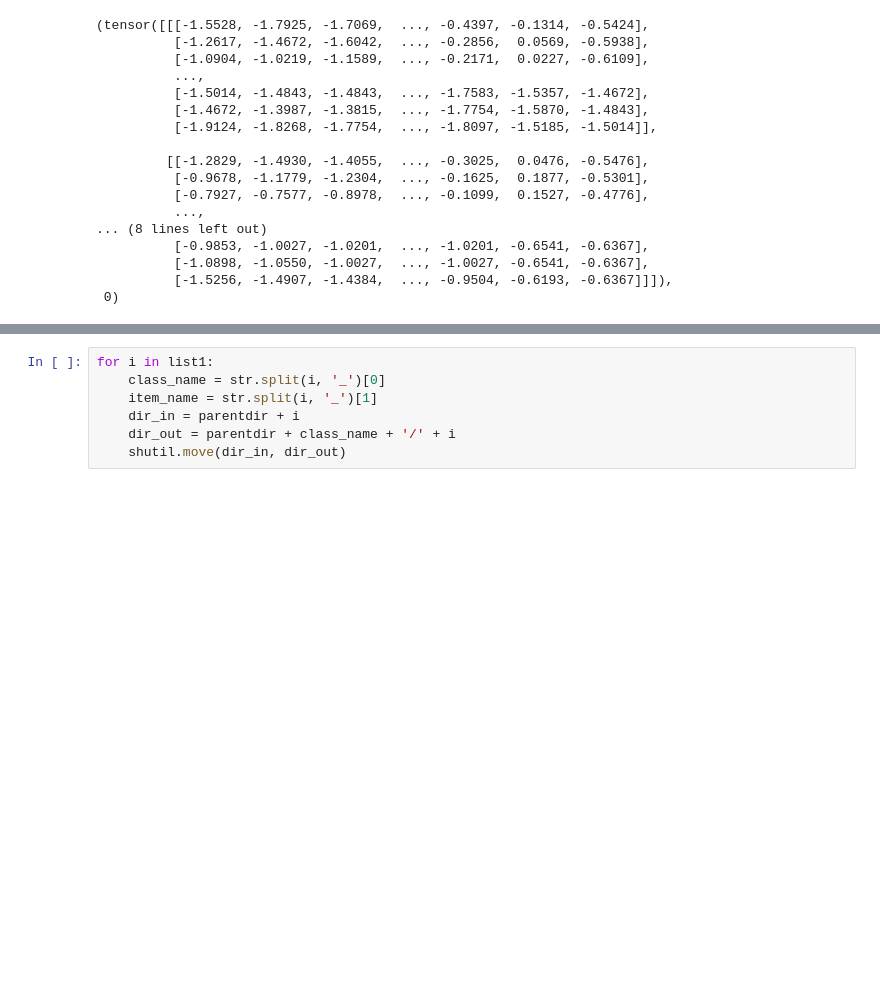
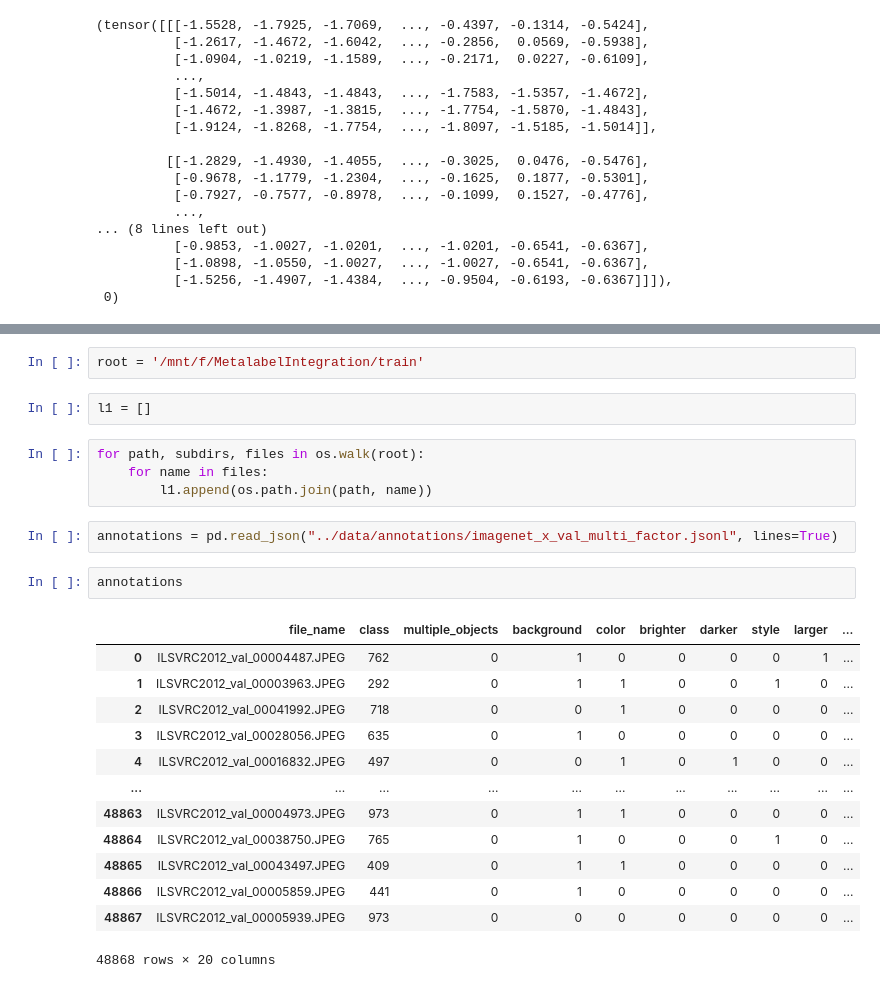
Before and after one commit to CarlAnSc/bachelor_project, a Jupyter notebook: error_ratios/DataloaderTest.ipynb, the cells around one changed output, grey strips where cells are left out. Cells and saved outputs as stored; diff of their text form; blank space fills up the shorter version.

Commit message:
fix multilabel

```diff
--- a/error_ratios/DataloaderTest.ipynb
+++ b/error_ratios/DataloaderTest.ipynb
@@ -226,7 +166,26 @@ for item in set1:
-# %%
-for i in list1:
-    class_name = str.split(i, '_')[0]
-    item_name = str.split(i, '_')[1]
-    dir_in = parentdir + i
-    dir_out = parentdir + class_name + '/' + i
-    shutil.move(dir_in, dir_out)
+# %%
+root = '/mnt/f/MetalabelIntegration/train'
+# %%
+l1 = []
+# %%
+for path, subdirs, files in os.walk(root):
+    for name in files:
+        l1.append(os.path.join(path, name))
+# %%
+annotations = pd.read_json("../data/annotations/imagenet_x_val_multi_factor.jsonl", lines=True)
+# %%
+annotations
+# %% [output]
+|  | file_name | class | multiple_objects | background | color | brighter | darker | style | larger | ... |
+| 0 | ILSVRC2012_val_00004487.JPEG | 762 | 0 | 1 | 0 | 0 | 0 | 0 | 1 | ... |
+| 1 | ILSVRC2012_val_00003963.JPEG | 292 | 0 | 1 | 1 | 0 | 0 | 1 | 0 | ... |
+| 2 | ILSVRC2012_val_00041992.JPEG | 718 | 0 | 0 | 1 | 0 | 0 | 0 | 0 | ... |
+| 3 | ILSVRC2012_val_00028056.JPEG | 635 | 0 | 1 | 0 | 0 | 0 | 0 | 0 | ... |
+| 4 | ILSVRC2012_val_00016832.JPEG | 497 | 0 | 0 | 1 | 0 | 1 | 0 | 0 | ... |
+| ... | ... | ... | ... | ... | ... | ... | ... | ... | ... | ... |
+| 48863 | ILSVRC2012_val_00004973.JPEG | 973 | 0 | 1 | 1 | 0 | 0 | 0 | 0 | ... |
+| 48864 | ILSVRC2012_val_00038750.JPEG | 765 | 0 | 1 | 0 | 0 | 0 | 1 | 0 | ... |
+| 48865 | ILSVRC2012_val_00043497.JPEG | 409 | 0 | 1 | 1 | 0 | 0 | 0 | 0 | ... |
+| 48866 | ILSVRC2012_val_00005859.JPEG | 441 | 0 | 1 | 0 | 0 | 0 | 0 | 0 | ... |
+| 48867 | ILSVRC2012_val_00005939.JPEG | 973 | 0 | 0 | 0 | 0 | 0 | 0 | 0 | ... |
+48868 rows × 20 columns
```
Also changed, not shown: parts of 15 cells of this notebook, 4 other files.
